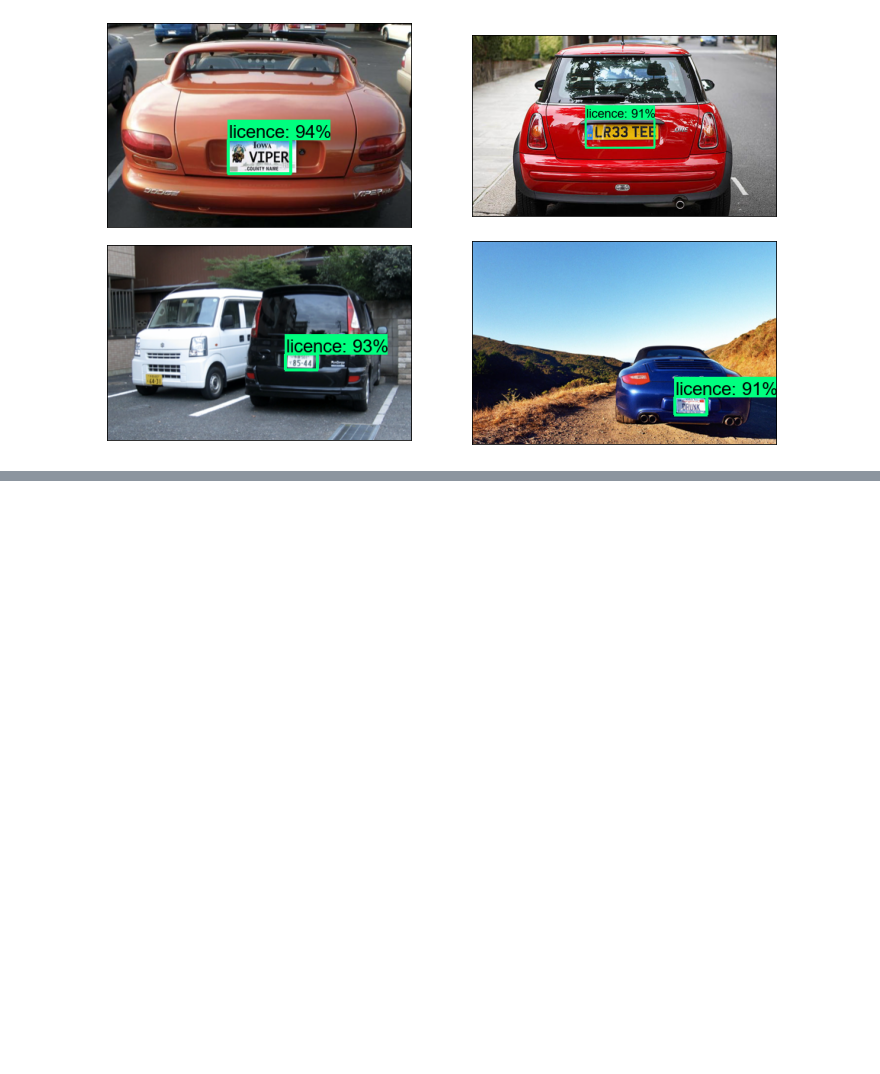
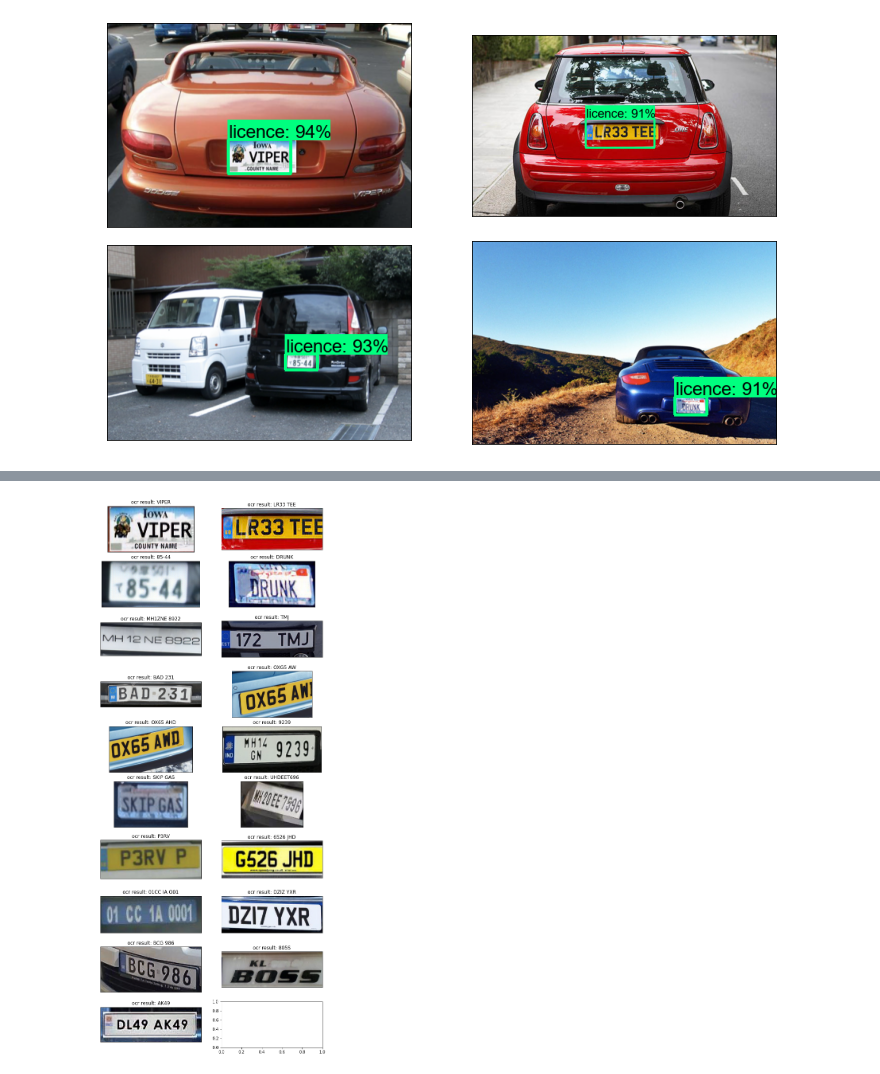
Before and after one commit to lVicholas/LicensePlateDetectionOCR, a Jupyter notebook: car_plate_ocr.ipynb, the cells around one changed output, grey strips where cells are left out. Saved outputs shown, nothing was run; the diff lists cells and outputs as text; code cells hidden in the pictures; blank space fills up the shorter version.

```diff
--- a/car_plate_ocr.ipynb
+++ b/car_plate_ocr.ipynb
@@ -305,0 +404,35 @@ CUDA not available - defaulting to CPU. Note: This module is much faster with a
+# %%
+tf.compat.v1.logging.set_verbosity(tf.compat.v1.logging.ERROR)
+
+TEST_IMAGE_PATHS = [os.path.join(TEST_DIR, f) for f in os.listdir(TEST_DIR) if f.split('.')[-1] == 'png']
+
+# Get enhanced images and easyocr predictions from each test_image_path
+def img_paths_to_enhanced_images_and_registrations(img_paths, detection_threshold=DETECTION_THRESHOLD):
+
+    test_license_detection_boxes = [get_license_detection_boxes(img_path) for img_path in img_paths]
+
+    plate_images_and_ocr_labels = [get_detection_image_with_ocr_label(detection_img, detection_dict)
+                                   for detection_img, detection_dict in test_license_detection_boxes
+                                  ]
+    plate_images_and_ocr_labels = [img_list for img_list in plate_images_and_ocr_labels if img_list is not None]
+    plate_images_and_ocr_labels = np.concatenate(plate_images_and_ocr_labels)
+
+    return [get_enhanced_image_with_registration_ocr(img) for img, _ in plate_images_and_ocr_labels]
+
+test_enhanced_images_and_registrations = img_paths_to_enhanced_images_and_registrations(TEST_IMAGE_PATHS)
+num_rows_to_plot = math.ceil( len(test_enhanced_images_and_registrations) / 2 )
+
+fig, axs = plt.subplots(num_rows_to_plot, 2, figsize=(10, 25))
+
+for (enhanced_img, registration), ax in zip(test_enhanced_images_and_registrations, axs.reshape(-1)):
+
+    img = cv2.cvtColor(enhanced_img, cv2.COLOR_BGR2RGB)
+
+    ax.imshow(img)
+    ax.set_title(f'ocr result: {registration}')
+    ax.set_xticks([])
+    ax.set_yticks([])
+
+plt.show()
+# %% [output]
+[figure, added]
```
Also changed, not shown: parts of 17 cells of this notebook.
